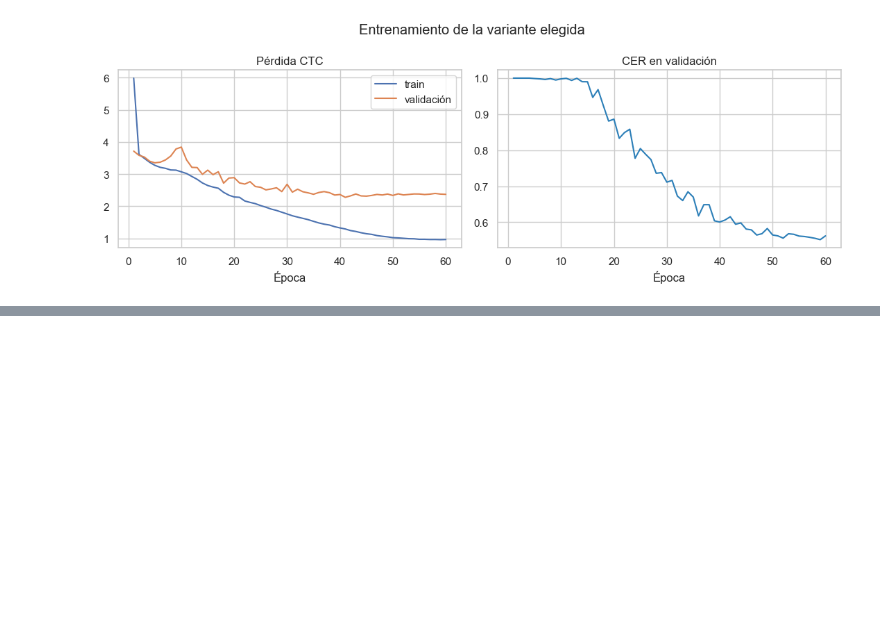
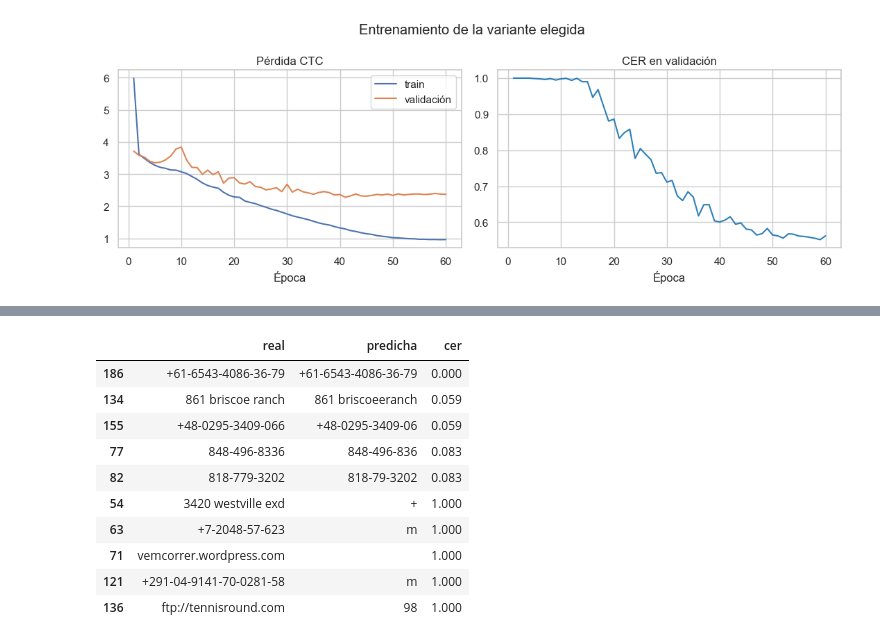
Before and after one commit to DufreyM/CC3084-Proyecto2, a Jupyter notebook: notebooks/07_modelo_cnn_bigru.ipynb, the cells around one changed output, grey strips where cells are left out. Drawn from its saved outputs; the diff is of its cells as text; code cells hidden in the pictures; blank space fills up the shorter version.

```diff
--- a/notebooks/07_modelo_cnn_bigru.ipynb
+++ b/notebooks/07_modelo_cnn_bigru.ipynb
@@ -245,0 +297,16 @@ plt.show()
+# %%
+tipos = {"borrado": 0, "sustitucion": 0, "insercion": 0}
+for p in reporte["predicciones_test"]:
+    for c_ref, c_hyp in metrics.alinear(p["real"], p["predicha"]):
+        if not c_hyp:
+            tipos["borrado"] += 1
+        elif not c_ref:
+            tipos["insercion"] += 1
+        elif c_ref != c_hyp:
+            tipos["sustitucion"] += 1
+
+tabla_tipos = pd.Series(tipos, name="errores").to_frame()
+tabla_tipos["pct"] = (100 * tabla_tipos["errores"] / tabla_tipos["errores"].sum()).round(1)
+vacias = sum(p["predicha"] == "" for p in reporte["predicciones_test"])
+print(f"Predicciones vacias: {vacias} de {len(reporte['predicciones_test'])}")
+tabla_tipos
@@ -245,0 +319,16 @@ plt.show()
+# %%
+ejemplos = pd.DataFrame(reporte["predicciones_test"])
+ejemplos["cer"] = [metrics.cer([r], [p]) for r, p in zip(ejemplos["real"], ejemplos["predicha"])]
+pd.concat([ejemplos.nsmallest(5, "cer"), ejemplos.nlargest(5, "cer")])[["real", "predicha", "cer"]].round(3)
+# %% [output]
+|  | real | predicha | cer |
+| 186 | +61-6543-4086-36-79 | +61-6543-4086-36-79 | 0.000 |
+| 134 | 861 briscoe ranch | 861 briscoeeranch | 0.059 |
+| 155 | +48-0295-3409-066 | +48-0295-3409-06 | 0.059 |
+| 77 | 848-496-8336 | 848-496-836 | 0.083 |
+| 82 | 818-779-3202 | 818-79-3202 | 0.083 |
+| 54 | 3420 westville exd | + | 1.000 |
+| 63 | +7-2048-57-623 | m | 1.000 |
+| 71 | vemcorrer.wordpress.com |  | 1.000 |
+| 121 | +291-04-9141-70-0281-58 | m | 1.000 |
+| 136 | ftp://tennisround.com | 98 | 1.000 |
```
Also changed, not shown: parts of 6 cells of this notebook, 1 other file.
